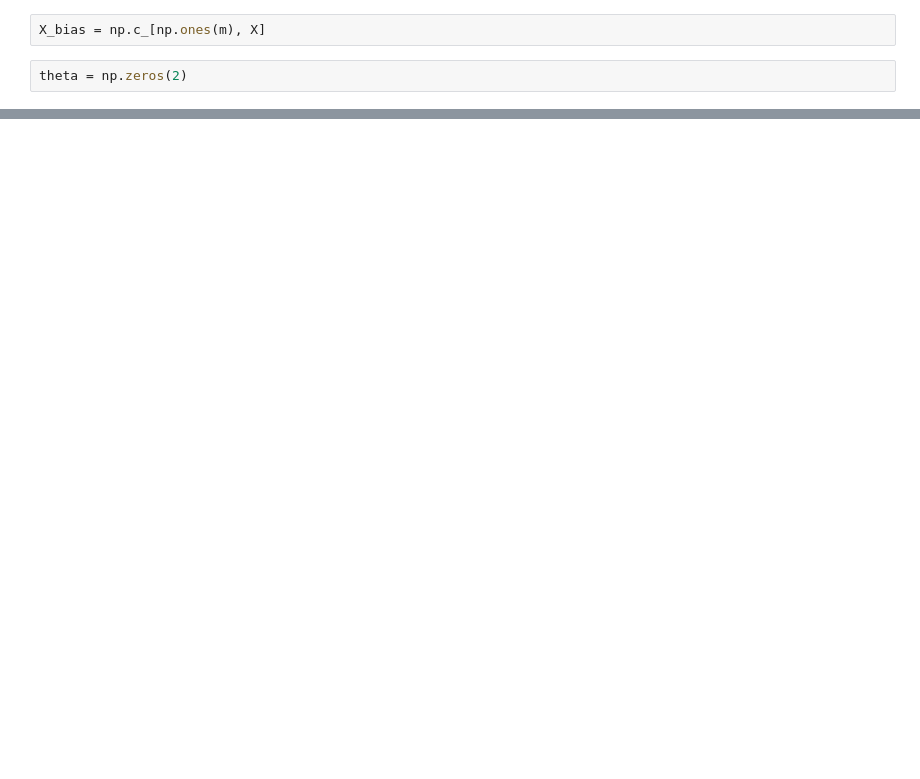
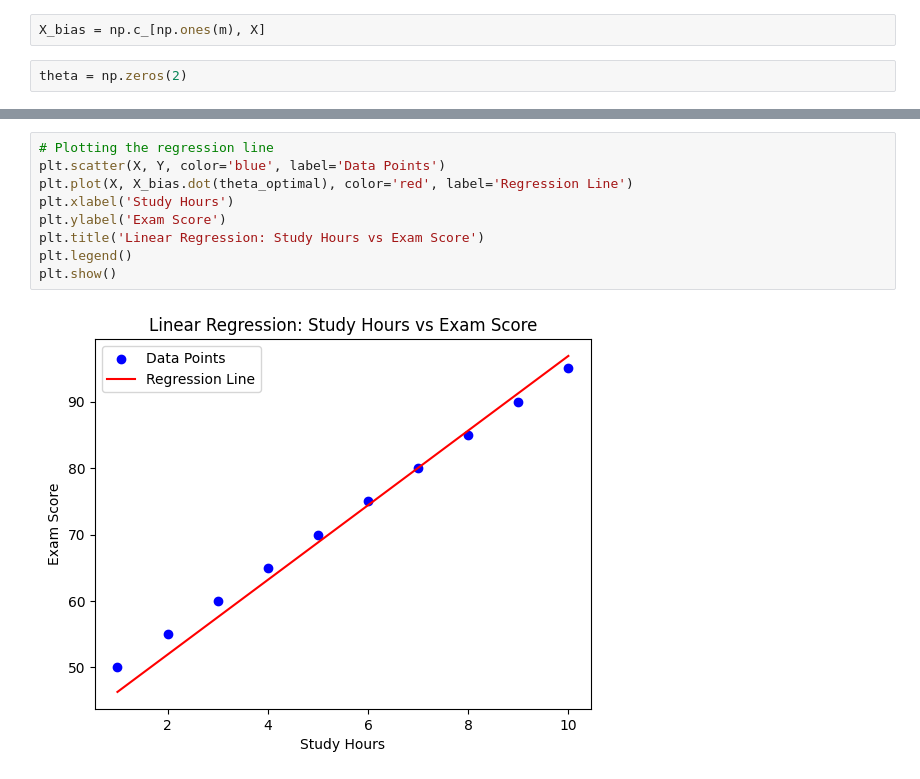
Before and after one commit to elchicha/DeepLearning_AISV-X401, a Jupyter notebook: Week2/linear-regression.ipynb, the cells around one changed output, grey strips where cells are left out. Cells and saved outputs as stored; diff of their text form; blank space fills up the shorter version.

```diff
--- a/Week2/linear-regression.ipynb
+++ b/Week2/linear-regression.ipynb
@@ -91,0 +137,11 @@ def gradient_descent(X_bias, Y, theta, alpha, iterations):
+# %%
+# Plotting the regression line
+plt.scatter(X, Y, color='blue', label='Data Points')
+plt.plot(X, X_bias.dot(theta_optimal), color='red', label='Regression Line')
+plt.xlabel('Study Hours')
+plt.ylabel('Exam Score')
+plt.title('Linear Regression: Study Hours vs Exam Score')
+plt.legend()
+plt.show()
+# %% [output]
+[figure, added]
```
Also changed, not shown: parts of 8 cells of this notebook.
